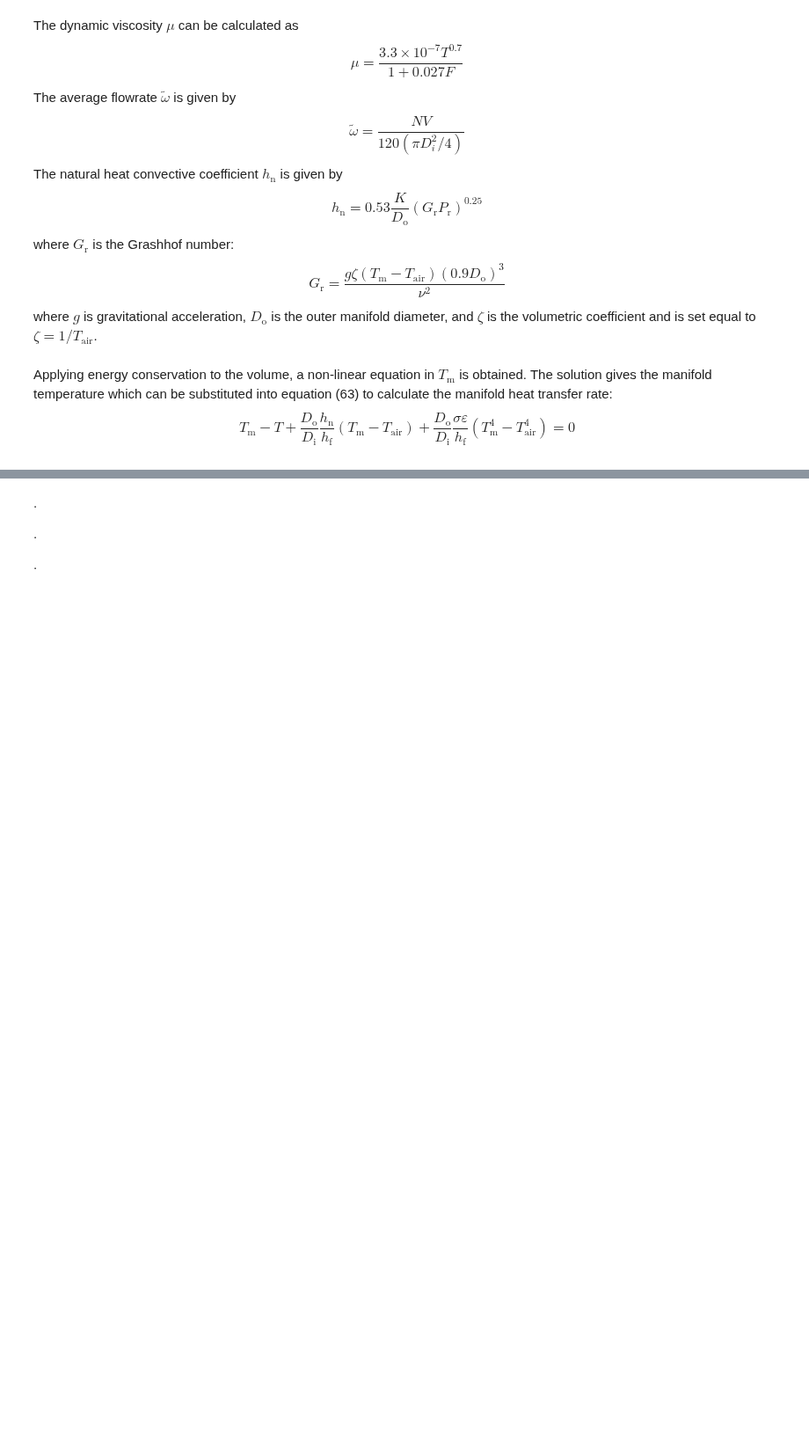
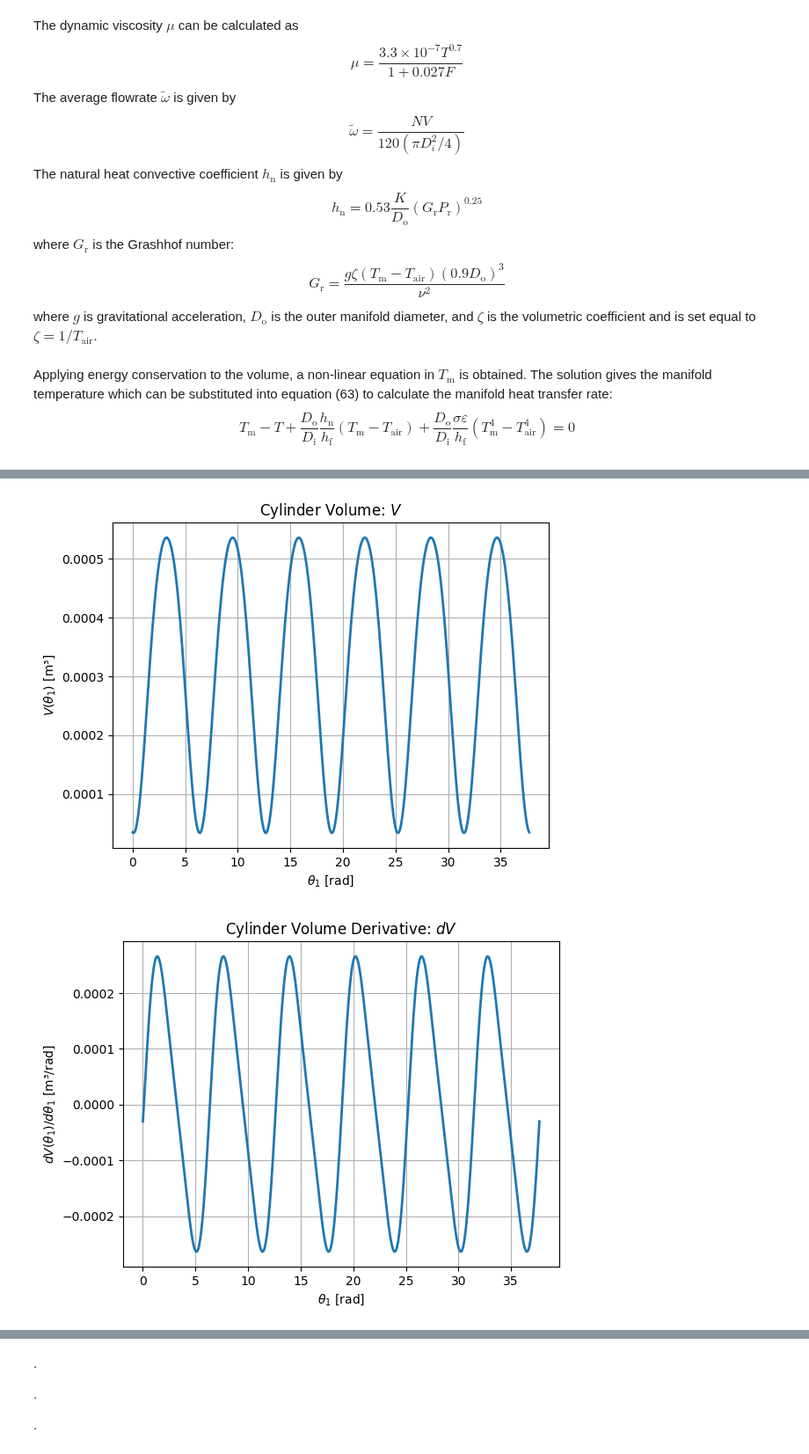
Before and after one commit to Affi26/JupyterNotebook, a Jupyter notebook: combustion-modelling/zweiri-single-cylinder-diesel-engine-model.ipynb, the cells around one changed output, grey strips where cells are left out. Shown at 88% size. Drawn from its saved outputs; the diff is of its cells as text; code cells hidden in the pictures; blank space fills up the shorter version.

```diff
--- a/combustion-modelling/zweiri-single-cylinder-diesel-engine-model.ipynb
+++ b/combustion-modelling/zweiri-single-cylinder-diesel-engine-model.ipynb
@@ -1603,0 +2030,35 @@ plt.show()
+# %%
+
+# --------------------------------------
+# Cylinder volumes and piston area
+# --------------------------------------
+
+
+# Cylinder volume
+plt.figure()
+plt.plot(theta1_array, V_array, linewidth=2)
+plt.title(r'Cylinder Volume: $V$')
+plt.xlabel(r'$\theta_1$ [rad]')
+plt.ylabel(r'$V(\theta_1)$ [m³]')
+plt.grid(True)
+
+# Cylinder volume derivative
+plt.figure()
+plt.plot(theta1_array, V_dot_array, linewidth=2)
+plt.title(r'Cylinder Volume Derivative: $dV$')
+plt.xlabel(r'$\theta_1$ [rad]')
+plt.ylabel(r'$dV(\theta_1)/d\theta_1$ [m³/rad]')
+plt.grid(True)
+
+# Cylinder heat transfer area
+plt.figure()
+plt.plot(theta1_array, A_array, linewidth=2)
+plt.title(r'Cylinder Heat Transfer Area:  $A_p$')
+plt.xlabel(r'$\theta_1$ [rad]')
+plt.ylabel(r'$A_p(\theta_1)$ [m²]')
+plt.grid(True)
+
+plt.show()
+# %% [output]
+[figure, added]
+[figure, added]
```
Also changed, not shown: parts of 30 cells of this notebook.
